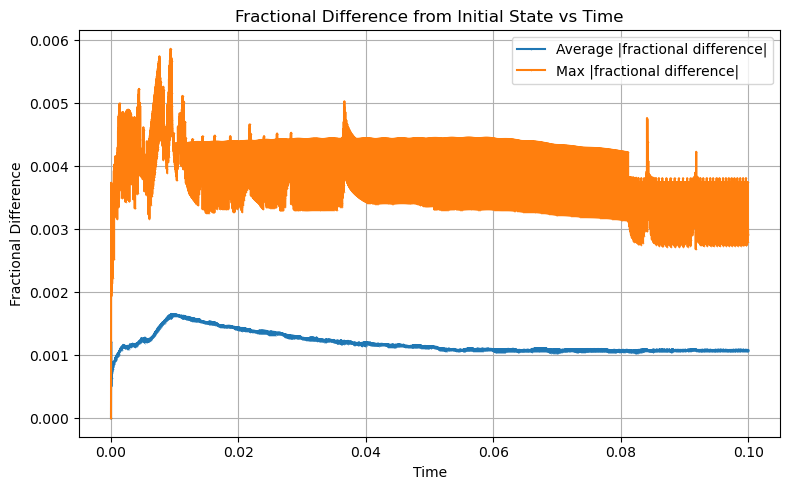
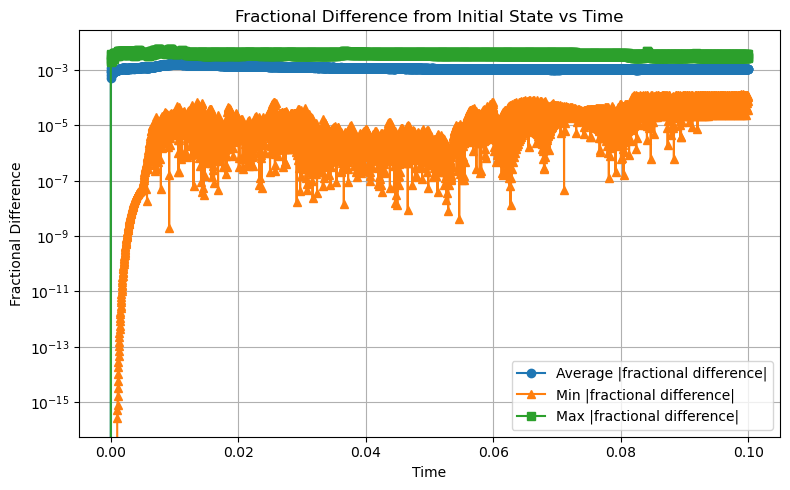
Code edit (unified diff) that turned the first committed figure into the second:
--- before
+++ after
@@ -1,11 +1,2 @@
-# Compute fractional differences from initial state
-initial_state = solutions[0]
-fractional_diffs = np.array([(sol - initial_state) / np.where(initial_state != 0, initial_state, 1) for sol in solutions])
-
-# Compute average, min, and max fractional difference for each time step
-avg_fractional_diff = np.mean(np.abs(fractional_diffs), axis=1)
-min_fractional_diff = np.min(np.abs(fractional_diffs), axis=1)
-max_fractional_diff = np.max(np.abs(fractional_diffs), axis=1)
-
 # Plot average, min, and max fractional differences vs time
 plt.figure(figsize=(8, 5))
@@ -18,4 +9,5 @@
 plt.legend()
 plt.grid(True)
+plt.yscale('log')
 plt.tight_layout()
 plt.show()

Commit: Restore fractional difference calculations in notebook